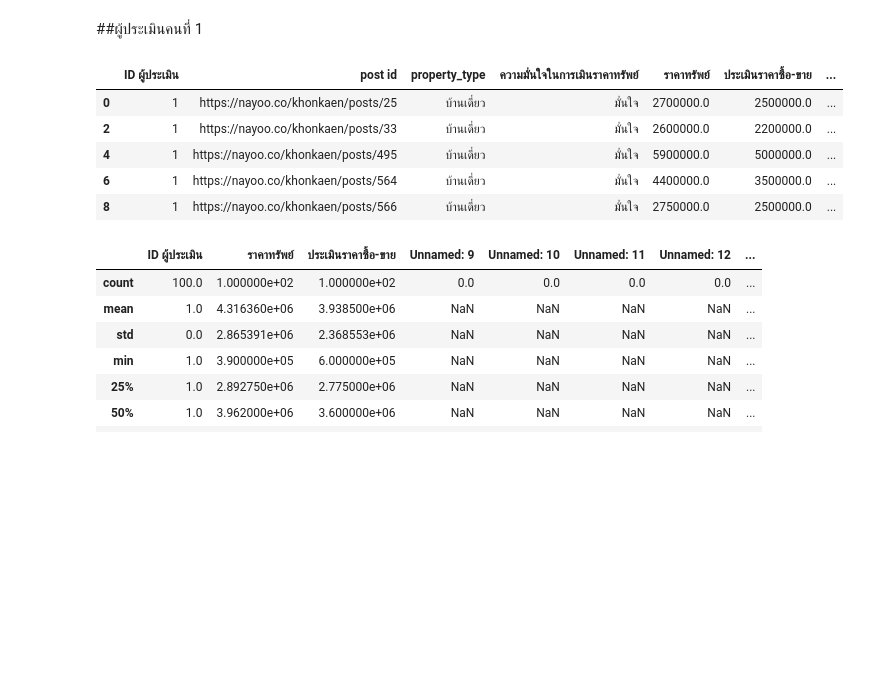
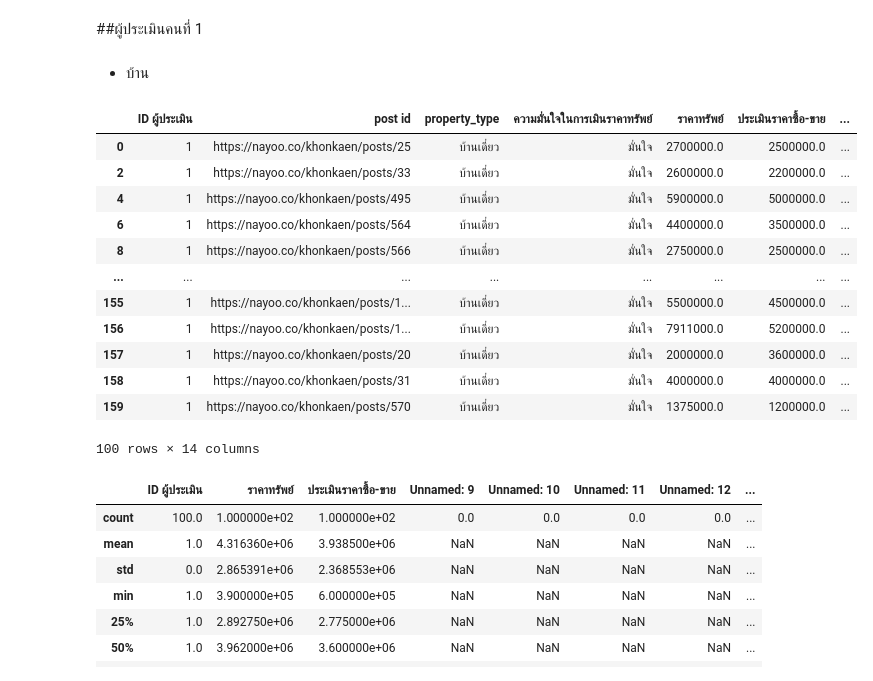
Before and after one commit to NewtonSawitta/bsc_dpdm22, a Jupyter notebook: [dataprep1]_property_estimator_ipynb.ipynb, the cells around one changed output. Saved outputs shown, nothing was run; the diff lists cells and outputs as text; code cells hidden in the pictures; blank space fills up the shorter version.

```diff
--- a/[dataprep1]_property_estimator_ipynb.ipynb
+++ b/[dataprep1]_property_estimator_ipynb.ipynb
@@ -9,6 +16,6 @@ import pandas as pd
 # %%
-data = pd.read_excel("คำตอบนักประเมิน.xlsx",sheet_name='บ้าน')
-data.head(5)
+home = pd.read_excel('/content/drive/MyDrive/bsc_DMPM_data/คำตอบนักประเมิน.xlsx',sheet_name='บ้าน')
+home
 # %% [output]
 |  | ID ผู้ประเมิน | post id | property_type | ความมั่นใจในการเมินราคาทรัพย์ | ราคาทรัพย์ | ประเมินราคาซื้อ-ขาย | ... |
 | 0 | 1 | https://nayoo.co/khonkaen/posts/25 | บ้านเดี่ยว | มั่นใจ | 2700000.0 | 2500000.0 | ... |
@@ -19,13 +94,22 @@ data.head(5)
 # %% [markdown]
 ##ผู้ประเมินคนที่ 1
+# %% [markdown]
+* บ้าน
 # %%
-id_ass01 = data[data['ID ผู้ประเมิน']==1]
-id_ass01.head()
+est1_H = home[home['ID ผู้ประเมิน']==1]
+est1_H
 # %% [output]
 |  | ID ผู้ประเมิน | post id | property_type | ความมั่นใจในการเมินราคาทรัพย์ | ราคาทรัพย์ | ประเมินราคาซื้อ-ขาย | ... |
 | 0 | 1 | https://nayoo.co/khonkaen/posts/25 | บ้านเดี่ยว | มั่นใจ | 2700000.0 | 2500000.0 | ... |
 | 2 | 1 | https://nayoo.co/khonkaen/posts/33 | บ้านเดี่ยว | มั่นใจ | 2600000.0 | 2200000.0 | ... |
 | 4 | 1 | https://nayoo.co/khonkaen/posts/495 | บ้านเดี่ยว | มั่นใจ | 5900000.0 | 5000000.0 | ... |
 | 6 | 1 | https://nayoo.co/khonkaen/posts/564 | บ้านเดี่ยว | มั่นใจ | 4400000.0 | 3500000.0 | ... |
 | 8 | 1 | https://nayoo.co/khonkaen/posts/566 | บ้านเดี่ยว | มั่นใจ | 2750000.0 | 2500000.0 | ... |
+| ... | ... | ... | ... | ... | ... | ... | ... |
+| 155 | 1 | https://nayoo.co/khonkaen/posts/1... | บ้านเดี่ยว | มั่นใจ | 5500000.0 | 4500000.0 | ... |
+| 156 | 1 | https://nayoo.co/khonkaen/posts/1... | บ้านเดี่ยว | มั่นใจ | 7911000.0 | 5200000.0 | ... |
+| 157 | 1 | https://nayoo.co/khonkaen/posts/20 | บ้านเดี่ยว | มั่นใจ | 2000000.0 | 3600000.0 | ... |
+| 158 | 1 | https://nayoo.co/khonkaen/posts/31 | บ้านเดี่ยว | มั่นใจ | 4000000.0 | 4000000.0 | ... |
+| 159 | 1 | https://nayoo.co/khonkaen/posts/570 | บ้านเดี่ยว | มั่นใจ | 1375000.0 | 1200000.0 | ... |
+100 rows × 14 columns
 # %%
```
Also changed, not shown: parts of 136 cells of this notebook.
